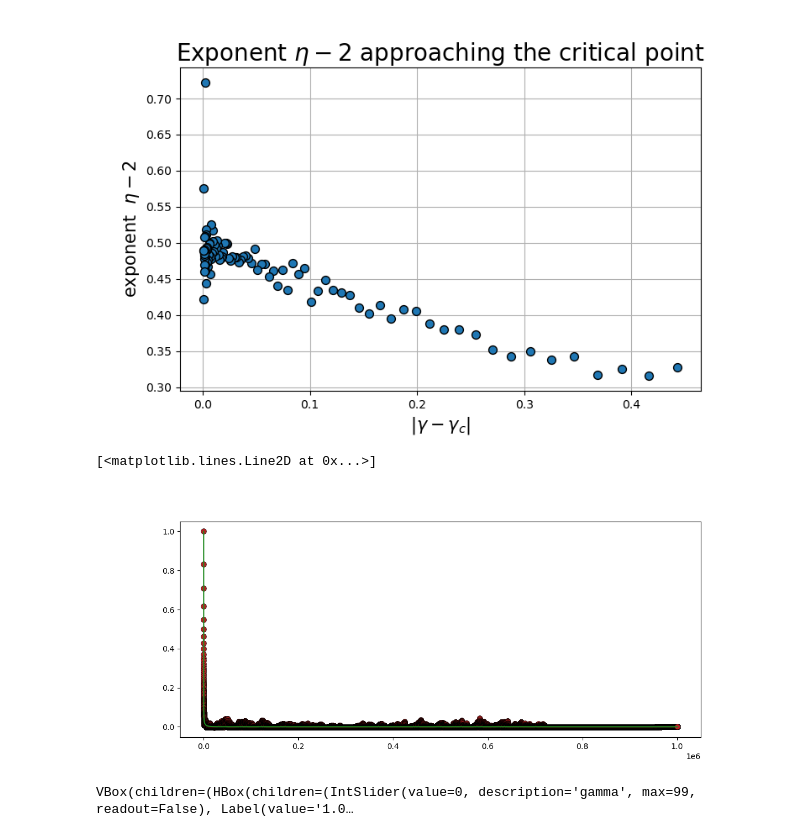
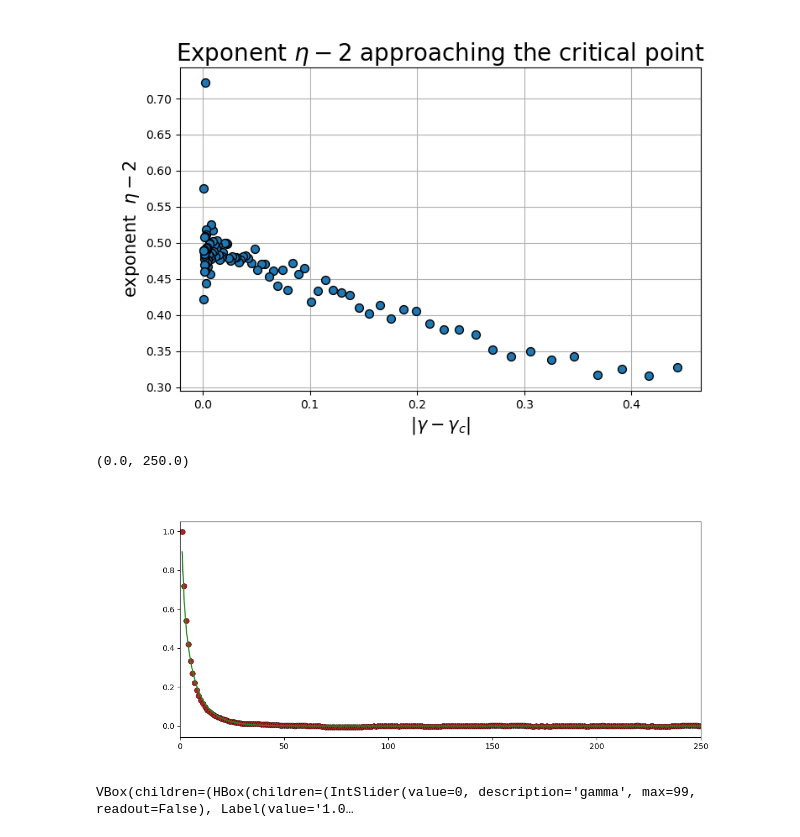
Before and after one commit to tommasoamico/masterThesis, a Jupyter notebook: code/jupyterNotebooks/simulations/singleTraitShortSampling.ipynb, the cells around one changed output. Drawn from its saved outputs; the diff is of its cells as text; code cells hidden in the pictures.

```diff
--- a/code/jupyterNotebooks/simulations/singleTraitShortSampling.ipynb
+++ b/code/jupyterNotebooks/simulations/singleTraitShortSampling.ipynb
@@ -406,14 +481,18 @@ Text(0.5, 1.0, 'Exponent $\\eta - 2$ approaching the critical point')
 [figure]
 # %%
 fig, ax = plt.subplots(1, 1, figsize = (12, 5))
-autocorrelation = aCorrValues[-1,:]
+autocorrelation = aCorrValues[0,:]
 popt, pcov = curve_fit(autoCorrelationFunc, list(range(1, len(autocorrelation) + 1)), autocorrelation)
 ax.scatter(list(range(1, len(autocorrelation) + 1)), autocorrelation, edgecolor = 'black', s = 50, zorder = 2, color = 'firebrick',\
                          linewidth = 0.4)
 ax.plot(list(range(1, len(autocorrelation) + 1)), autoCorrelationFunc(np.arange(1, len(autocorrelation) + 1), *popt), color = 'forestgreen')
+
+#ax.set_yscale('log')
+ax.set_xlim(left = 0, right = 250)
+#ax.set_xscale('log')
 # %% [output]
-[<matplotlib.lines.Line2D at 0x...>]
+(0.0, 250.0)
-[figure, old version]
+[figure, new version]
 # %%
 %matplotlib ipympl
 fig, ax = plt.subplots(1, 1, figsize = (12, 5))
```
Also changed, not shown: parts of 6 cells of this notebook, 41 other files.
